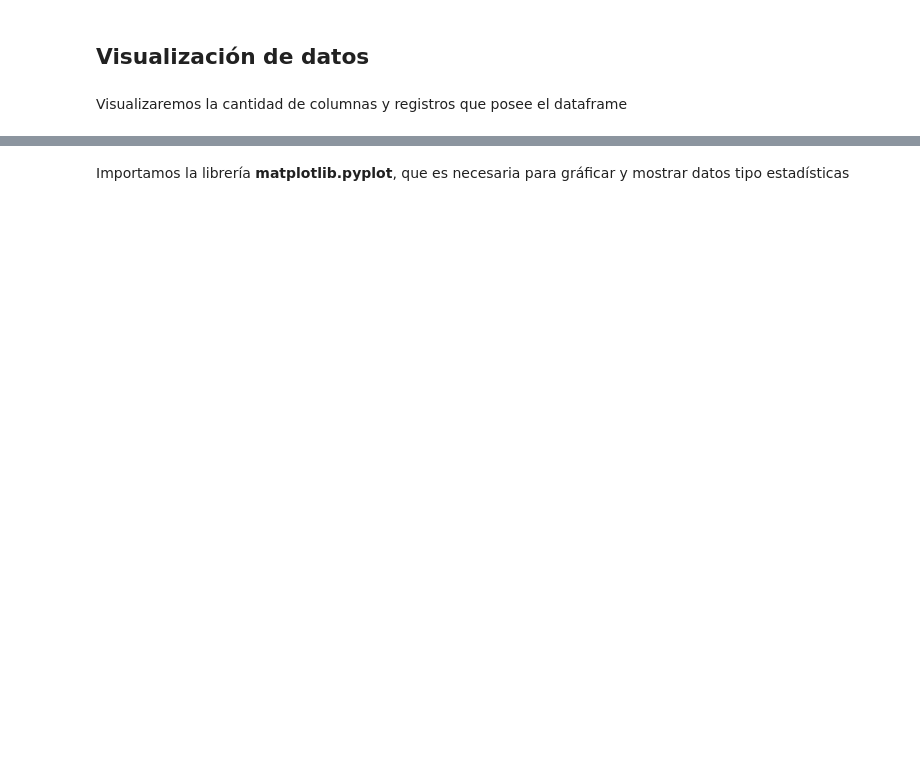
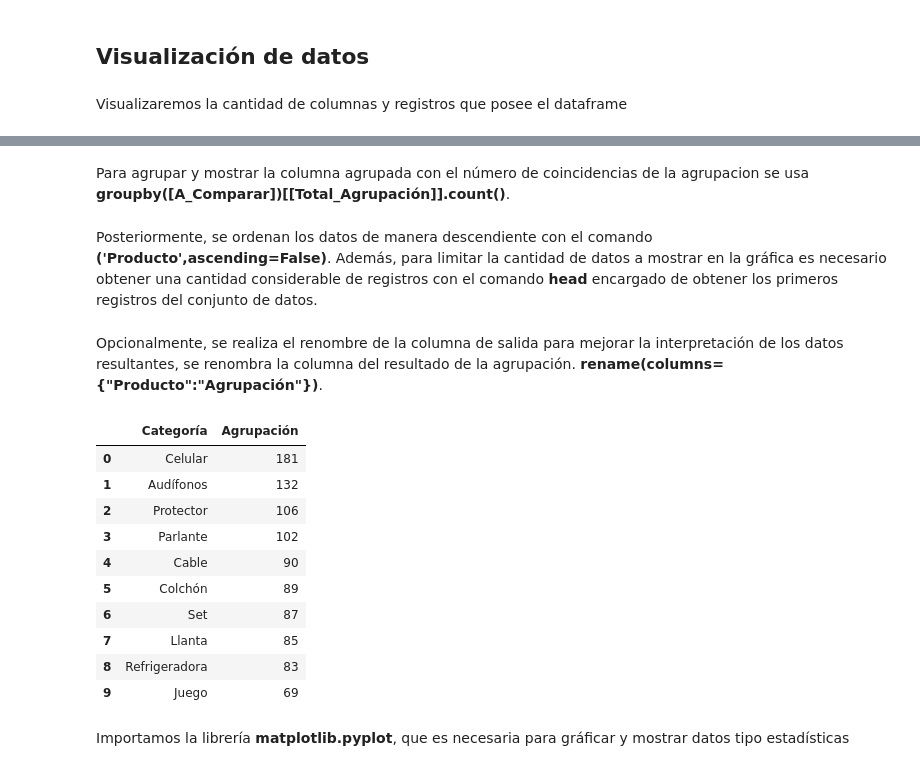
Before and after one commit to calerovillalobos10/WebScraping_Python, a Jupyter notebook: Lab1_PF3347.ipynb, the cells around one changed output, grey strips where cells are left out. Drawn from its saved outputs; the diff is of its cells as text; code cells hidden in the pictures; blank space fills up the shorter version.

```diff
--- a/Lab1_PF3347.ipynb
+++ b/Lab1_PF3347.ipynb
@@ -330,0 +310,2 @@ mdf1_filtered
+# %% [markdown]
+Para agrupar y mostrar la columna agrupada con el número de coincidencias de la agrupacion se usa **groupby([A_Comparar])[[Total_Agrupación]].count()**.
@@ -330,0 +315,2 @@ mdf1_filtered
+# %% [markdown]
+Posteriormente, se ordenan los datos de manera descendiente con el comando **('Producto',ascending=False)**. Además, para limitar la cantidad de datos a mostrar en la gráfica es necesario obtener una cantidad considerable de registros con el comando **head** encargado de obtener los primeros registros del conjunto de datos.
@@ -331,3 +320,22 @@ mdf1_filtered
+# %% [markdown]
+Opcionalmente, se realiza el renombre de la columna de salida para mejorar la interpretación de los datos resultantes, se renombra la columna del resultado de la agrupación. **rename(columns={"Producto":"Agrupación"})**.
+# %%
+#Renombrar la columna con la cantidad de datos agrupados
+df_aux_cat_filtered = df_aux_cat_filtered.rename(columns={"Producto":"Agrupación"})
+
+df_aux_cat_filtered
+# %% [output]
+|  | Categoría | Agrupación |
+| 0 | Celular | 181 |
+| 1 | Audífonos | 132 |
+| 2 | Protector | 106 |
+| 3 | Parlante | 102 |
+| 4 | Cable | 90 |
+| 5 | Colchón | 89 |
+| 6 | Set | 87 |
+| 7 | Llanta | 85 |
+| 8 | Refrigeradora | 83 |
+| 9 | Juego | 69 |
 # %% [markdown]
 Importamos la librería **matplotlib.pyplot**, que es necesaria para gráficar y mostrar datos tipo estadísticas
 # %%
```
Also changed, not shown: parts of 32 cells of this notebook.
